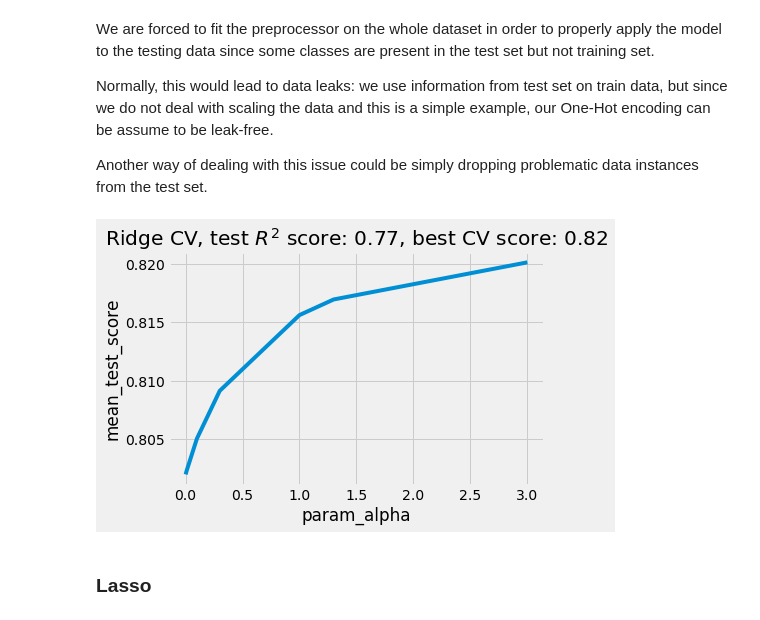
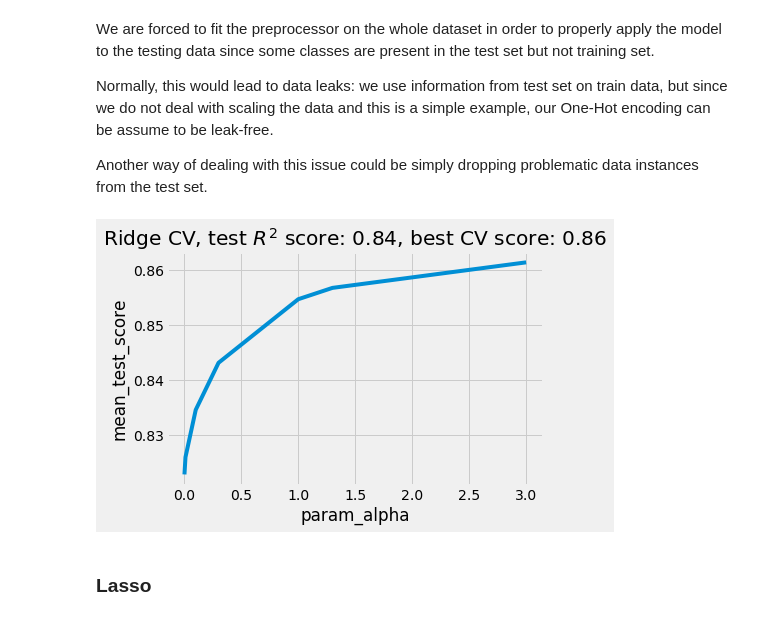
Before and after one commit to iliailmer/ml_midterm_project, a Jupyter notebook: Midterm Project.ipynb, the cells around one changed output. Saved outputs shown, nothing was run; the diff lists cells and outputs as text; code cells hidden in the pictures.

```diff
--- a/Midterm Project.ipynb
+++ b/Midterm Project.ipynb
@@ -27,6 +27,8 @@ data.head()
 5 rows × 82 columns
 # %% [markdown]
 We will not use `Order` and `PID` variables.
+# %%
+data = data.drop(['Order', 'PID'], axis=1)
 # %% [markdown]
 ## Columns by type of data
 # %%
@@ -244,7 +251,7 @@ categorical_variables = nominal_columns+ordinal_columns
 Let us split the data into training and testing sets using only categorical variables
 # %%
 data_train, data_test, target_train, target_test = train_test_split(
-    data.drop(['SalePrice'], axis=1)[categorical_variables],
+    data.drop(['SalePrice'], axis=1),
     data['SalePrice'],
     test_size=0.2,
     random_state=42,
@@ -354,4 +364,6 @@ Mean R^2 score: -4.301873403060957e+16, Std: 5.931091572421525e+16
 # %% [markdown]
 #### With Scaler
+# %%
+numerical_columns = list(set(data_train.columns).difference(categorical_variables))
 # %%
 preprocessor = ColumnTransformer([
@@ -566,34 +594,34 @@ Normally, this would lead to data leaks: we use information from test set on tra
 
 Another way of dealing with this issue could be simply dropping problematic data instances from the test set.
 # %%
-preprocessor = ColumnTransformer(
-    [('one-hot-encode', OneHotEncoder(sparse=False),
-      make_column_selector(dtype_include=object))],
-    remainder='passthrough')
+preprocessor = ColumnTransformer([
+    ('one-hot-encode', OneHotEncoder(sparse=False, handle_unknown='ignore'),
+     categorical_variables),
+    ('standard-scaler', StandardScaler(),
+     numerical_columns)
+])
 
-preprocessor = preprocessor.fit(data[categorical_variables])
-
-data_train_transformed = preprocessor.transform(data_train)
+data_train_transformed = preprocessor.fit_transform(data_train)
 
 params = {'alpha': (0.001, 0.01, 0.1, 0.3, 1.0, 1.3, 3.0)}
 
 ridge_cv = GridSearchCV(estimator=Ridge(random_state=42),
                         param_grid=params,
                         cv=5,
                         scoring=make_scorer(r2_score),
                         verbose=0)
 ridge_cv.fit(data_train_transformed, target_train)
 cv_results = pd.DataFrame(ridge_cv.cv_results_)
 
 model = ridge_cv.best_estimator_
 y_pred = model.predict(preprocessor.transform(data_test))
 score = r2_score(y_pred, target_test)
 sns.lineplot(data=cv_results, x='param_alpha', y='mean_test_score')
 _ = plt.title(
     f"Ridge CV, test $R^2$ score: {score:.2f}, best CV score: {ridge_cv.best_score_:.2f}"
 )
 # %% [output]
-[figure, old version]
+[figure, new version]
 # %% [markdown]
 ### Lasso
 # %% [markdown]
```
Also changed, not shown: parts of 65 cells of this notebook.
